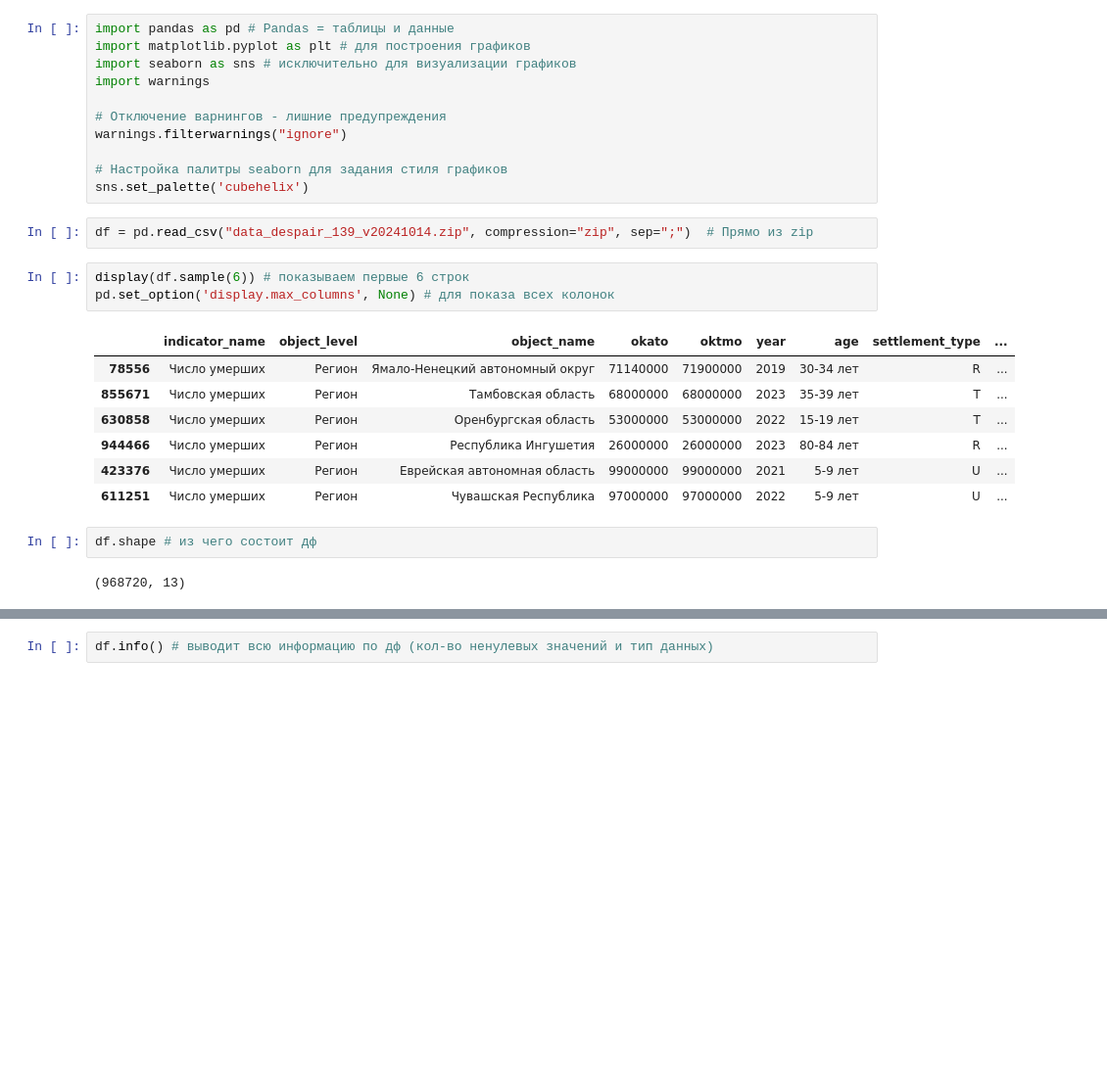
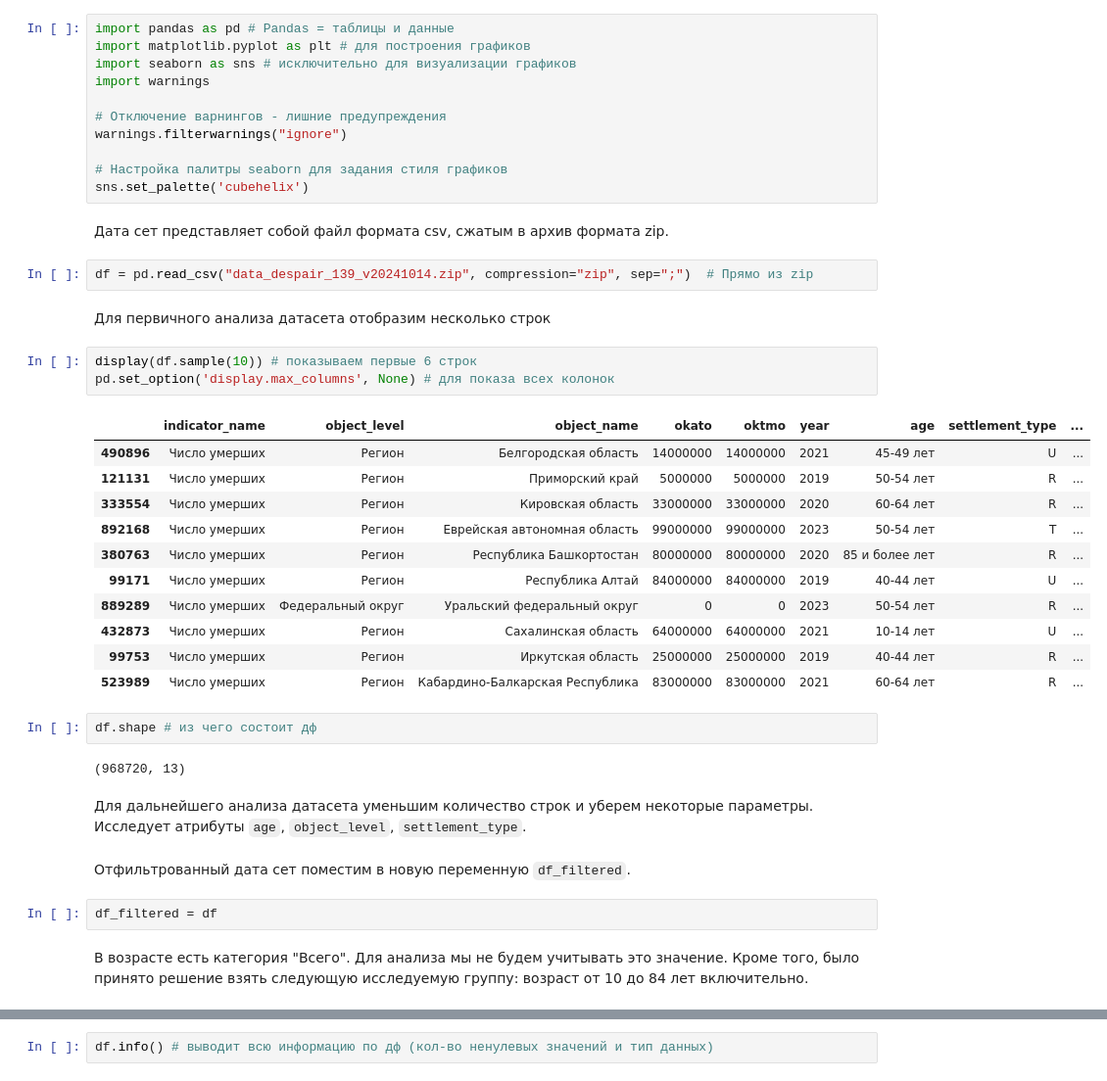
Before and after one commit to lidaEYE/despair-deaths-analysis, a Jupyter notebook: analysis.ipynb, the cells around one changed output, grey strips where cells are left out. Shown at 98% size. Cells and saved outputs as stored; diff of their text form; blank space fills up the shorter version.

```diff
--- a/analysis.ipynb
+++ b/analysis.ipynb
@@ -11,20 +13,36 @@ warnings.filterwarnings("ignore")
 
 # Настройка палитры seaborn для задания стиля графиков
 sns.set_palette('cubehelix')
+# %% [markdown]
+Дата сет представляет собой файл формата csv, сжатым в архив формата zip.
 # %%
 df = pd.read_csv("data_despair_139_v20241014.zip", compression="zip", sep=";")  # Прямо из zip
+# %% [markdown]
+Для первичного анализа датасета отобразим несколько строк
 # %%
-display(df.sample(6)) # показываем первые 6 строк
+display(df.sample(10)) # показываем первые 6 строк
 pd.set_option('display.max_columns', None) # для показа всех колонок
 # %% [output]
 |  | indicator_name | object_level | object_name | okato | oktmo | year | age | settlement_type | ... |
-| 78556 | Число умерших | Регион | Ямало-Ненецкий автономный округ | 71140000 | 71900000 | 2019 | 30-34 лет | R | ... |
-| 855671 | Число умерших | Регион | Тамбовская область | 68000000 | 68000000 | 2023 | 35-39 лет | T | ... |
-| 630858 | Число умерших | Регион | Оренбургская область | 53000000 | 53000000 | 2022 | 15-19 лет | T | ... |
-| 944466 | Число умерших | Регион | Республика Ингушетия | 26000000 | 26000000 | 2023 | 80-84 лет | R | ... |
-| 423376 | Число умерших | Регион | Еврейская автономная область | 99000000 | 99000000 | 2021 | 5-9 лет | U | ... |
-| 611251 | Число умерших | Регион | Чувашская Республика | 97000000 | 97000000 | 2022 | 5-9 лет | U | ... |
+| 490896 | Число умерших | Регион | Белгородская область | 14000000 | 14000000 | 2021 | 45-49 лет | U | ... |
+| 121131 | Число умерших | Регион | Приморский край | 5000000 | 5000000 | 2019 | 50-54 лет | R | ... |
+| 333554 | Число умерших | Регион | Кировская область | 33000000 | 33000000 | 2020 | 60-64 лет | R | ... |
+| 892168 | Число умерших | Регион | Еврейская автономная область | 99000000 | 99000000 | 2023 | 50-54 лет | T | ... |
+| 380763 | Число умерших | Регион | Республика Башкортостан | 80000000 | 80000000 | 2020 | 85 и более лет | R | ... |
+| 99171 | Число умерших | Регион | Республика Алтай | 84000000 | 84000000 | 2019 | 40-44 лет | U | ... |
+| 889289 | Число умерших | Федеральный округ | Уральский федеральный округ | 0 | 0 | 2023 | 50-54 лет | R | ... |
+| 432873 | Число умерших | Регион | Сахалинская область | 64000000 | 64000000 | 2021 | 10-14 лет | U | ... |
+| 99753 | Число умерших | Регион | Иркутская область | 25000000 | 25000000 | 2019 | 40-44 лет | R | ... |
+| 523989 | Число умерших | Регион | Кабардино-Балкарская Республика | 83000000 | 83000000 | 2021 | 60-64 лет | R | ... |
 # %%
 df.shape # из чего состоит дф
 # %% [output]
 (968720, 13)
+# %% [markdown]
+Для дальнейшего анализа датасета уменьшим количество строк и уберем некоторые параметры. Исследует атрибуты `age`, `object_level`, `settlement_type`.
+# %% [markdown]
+Отфильтрованный дата сет поместим в новую переменную `df_filtered`.
+# %%
+df_filtered = df
+# %% [markdown]
+В возрасте есть категория "Всего". Для анализа мы не будем учитывать это значение. Кроме того, было принято решение взять следующую исследуемую группу: возраст от 10 до 84 лет включительно.
```
Also changed, not shown: parts of 13 cells of this notebook.
